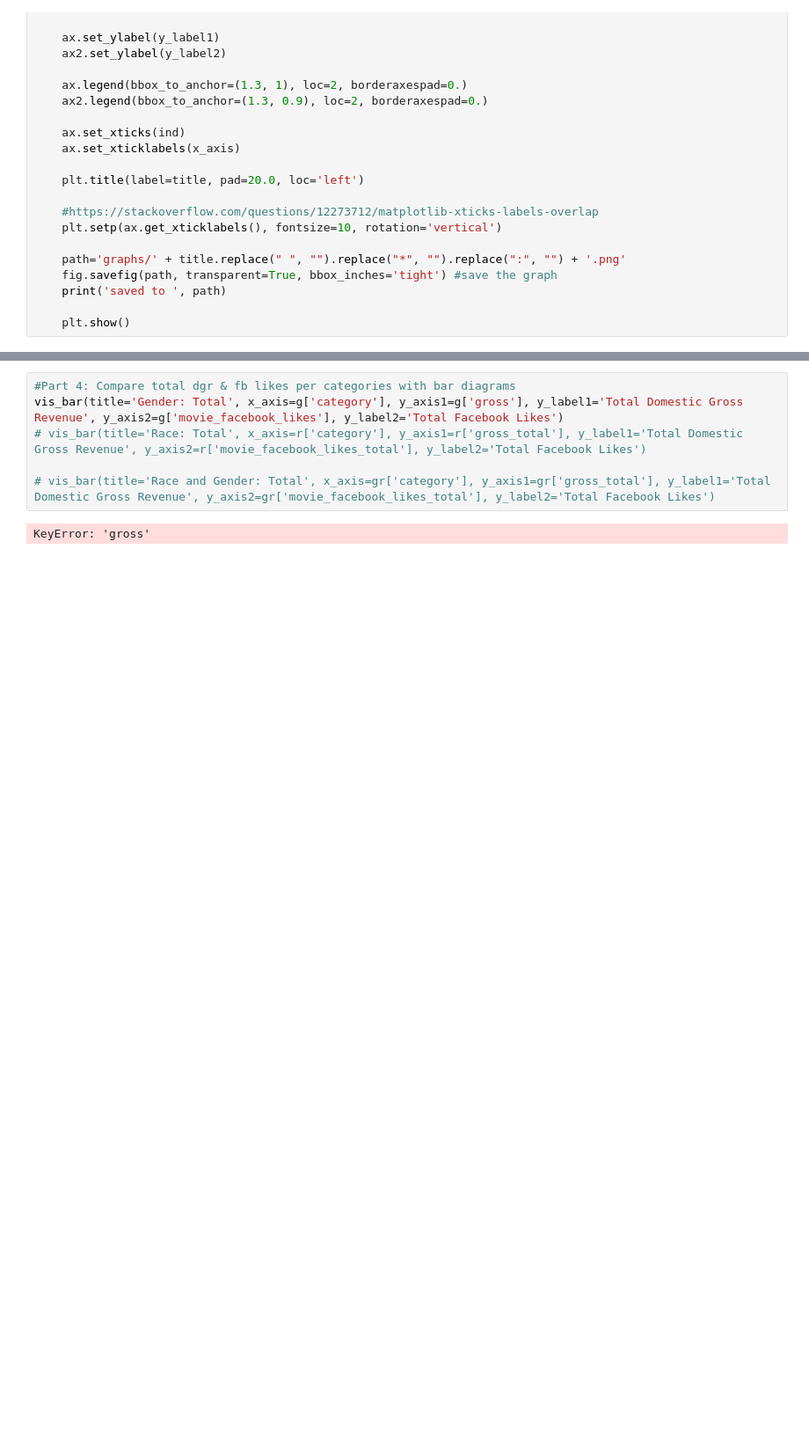
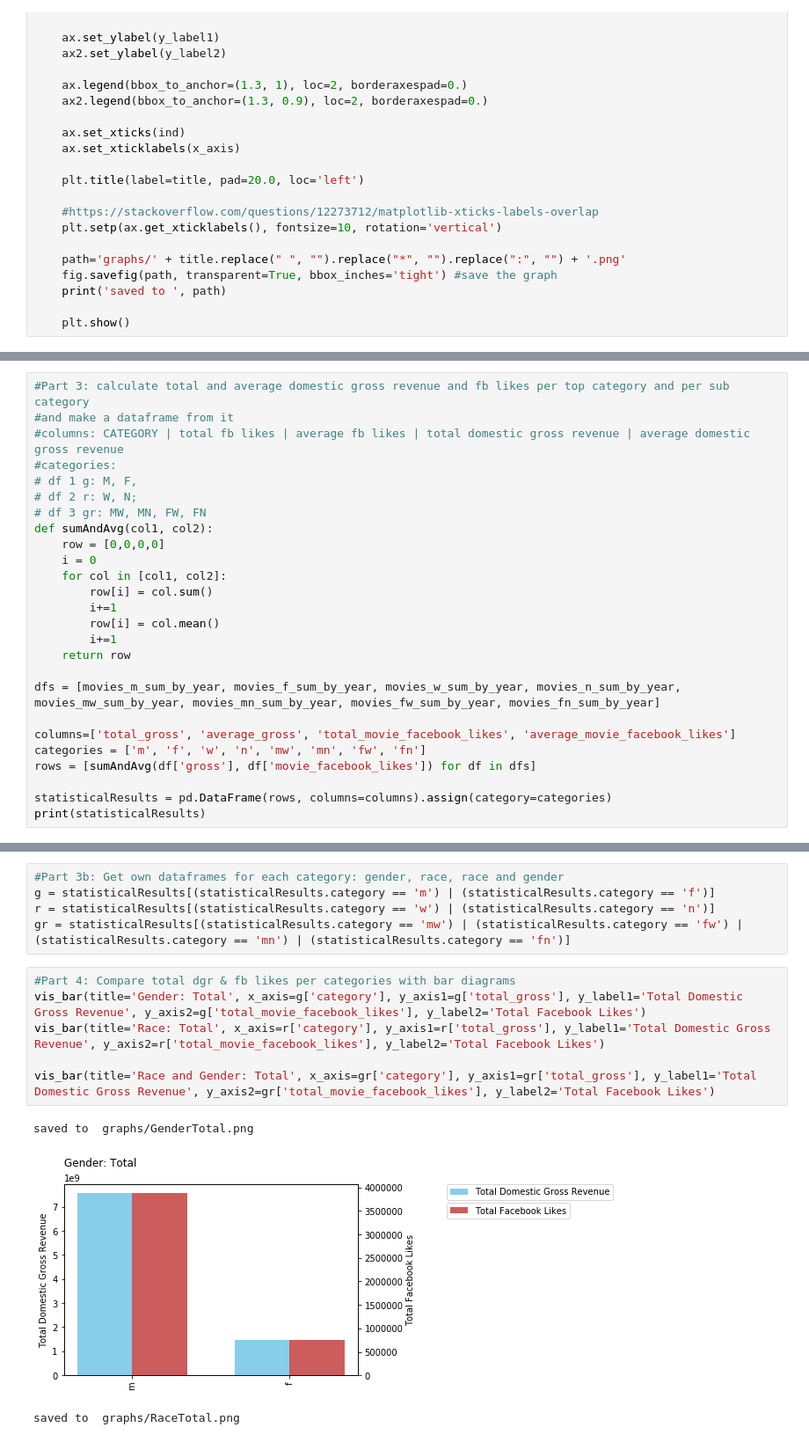
Before and after one commit to Data-Science-HTW/diversity-in-movies, a Jupyter notebook: Diversity in Movies.ipynb, the cells around one changed output, grey strips where cells are left out. Shown at 88% size. Saved outputs shown, nothing was run; the diff lists cells and outputs as text; blank space fills up the shorter version.

Commit message:
visualization part 2: total and averages per category and sub category in bar diagrams. problem: bars look weirdly of same height for gross and likes...

```diff
--- a/Diversity in Movies.ipynb
+++ b/Diversity in Movies.ipynb
@@ -298,0 +246,26 @@ print(g)
+# %%
+#Part 3: calculate total and average domestic gross revenue and fb likes per top category and per sub category
+#and make a dataframe from it
+#columns: CATEGORY | total fb likes | average fb likes | total domestic gross revenue | average domestic gross revenue
+#categories:
+# df 1 g: M, F,
+# df 2 r: W, N;
+# df 3 gr: MW, MN, FW, FN
+def sumAndAvg(col1, col2):
+    row = [0,0,0,0]
+    i = 0
+    for col in [col1, col2]:
+        row[i] = col.sum()
+        i+=1
+        row[i] = col.mean()
+        i+=1
+    return row
+
+dfs = [movies_m_sum_by_year, movies_f_sum_by_year, movies_w_sum_by_year, movies_n_sum_by_year, movies_mw_sum_by_year, movies_mn_sum_by_year, movies_fw_sum_by_year, movies_fn_sum_by_year]
+
+columns=['total_gross', 'average_gross', 'total_movie_facebook_likes', 'average_movie_facebook_likes']
+categories = ['m', 'f', 'w', 'n', 'mw', 'mn', 'fw', 'fn']
+rows = [sumAndAvg(df['gross'], df['movie_facebook_likes']) for df in dfs]
+
+statisticalResults = pd.DataFrame(rows, columns=columns).assign(category=categories)
+print(statisticalResults)
@@ -299,8 +292,15 @@ print(g)
+# %%
+#Part 3b: Get own dataframes for each category: gender, race, race and gender
+g = statisticalResults[(statisticalResults.category == 'm') | (statisticalResults.category == 'f')]
+r = statisticalResults[(statisticalResults.category == 'w') | (statisticalResults.category == 'n')]
+gr = statisticalResults[(statisticalResults.category == 'mw') | (statisticalResults.category == 'fw') | (statisticalResults.category == 'mn') | (statisticalResults.category == 'fn')]
 # %%
 #Part 4: Compare total dgr & fb likes per categories with bar diagrams
-vis_bar(title='Gender: Total', x_axis=g['category'], y_axis1=g['gross'], y_label1='Total Domestic Gross Revenue', y_axis2=g['movie_facebook_likes'], y_label2='Total Facebook Likes')
-# vis_bar(title='Race: Total', x_axis=r['category'], y_axis1=r['gross_total'], y_label1='Total Domestic Gross Revenue', y_axis2=r['movie_facebook_likes_total'], y_label2='Total Facebook Likes')
+vis_bar(title='Gender: Total', x_axis=g['category'], y_axis1=g['total_gross'], y_label1='Total Domestic Gross Revenue', y_axis2=g['total_movie_facebook_likes'], y_label2='Total Facebook Likes')
+vis_bar(title='Race: Total', x_axis=r['category'], y_axis1=r['total_gross'], y_label1='Total Domestic Gross Revenue', y_axis2=r['total_movie_facebook_likes'], y_label2='Total Facebook Likes')
 
-# vis_bar(title='Race and Gender: Total', x_axis=gr['category'], y_axis1=gr['gross_total'], y_label1='Total Domestic Gross Revenue', y_axis2=gr['movie_facebook_likes_total'], y_label2='Total Facebook Likes')
+vis_bar(title='Race and Gender: Total', x_axis=gr['category'], y_axis1=gr['total_gross'], y_label1='Total Domestic Gross Revenue', y_axis2=gr['total_movie_facebook_likes'], y_label2='Total Facebook Likes')
 # %% [output]
-KeyError: 'gross'
+saved to  graphs/GenderTotal.png
+[figure, added]
+saved to  graphs/RaceTotal.png
```
Also changed, not shown: parts of 10 cells of this notebook, 6 other files.
